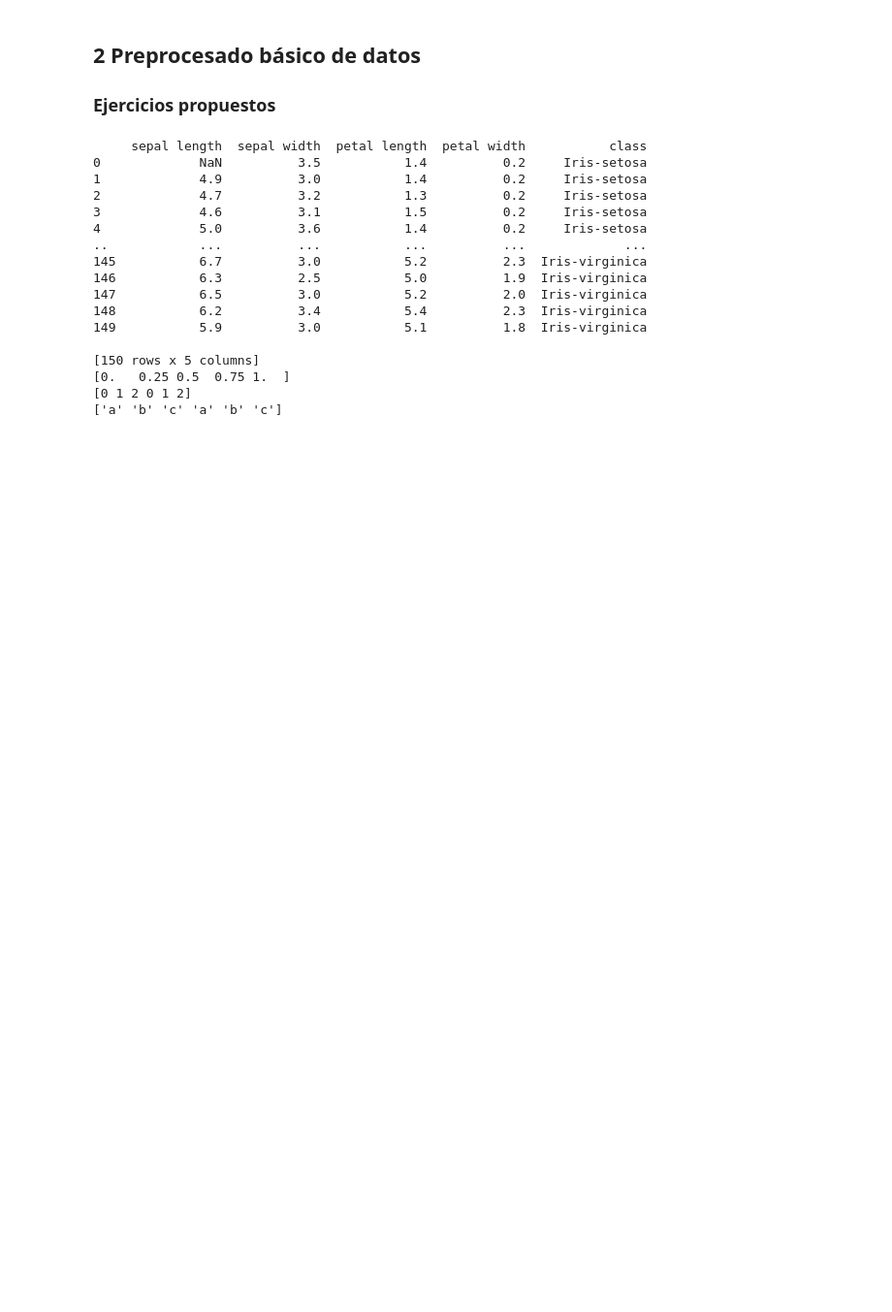
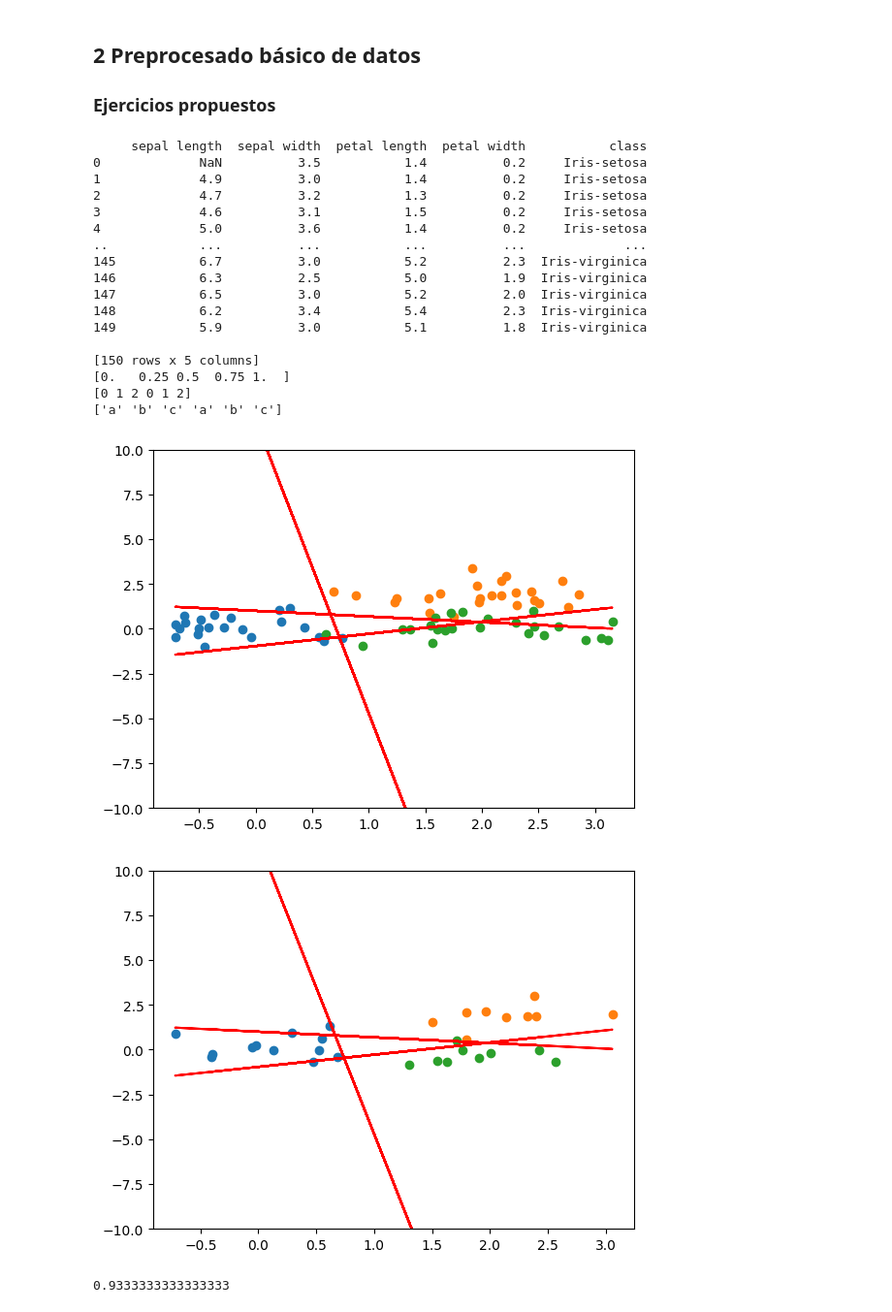
Before and after one commit to miguel-kjh/AA1, a Jupyter notebook: Ejercicios.ipynb, the cells around one changed output. Shown at 97% size. Saved outputs shown, nothing was run; the diff lists cells and outputs as text; code cells hidden in the pictures; blank space fills up the shorter version.

```diff
--- a/Ejercicios.ipynb
+++ b/Ejercicios.ipynb
@@ -194,3 +194,65 @@ print(arr_simb)
 [0.   0.25 0.5  0.75 1.  ]
 [0 1 2 0 1 2]
 ['a' 'b' 'c' 'a' 'b' 'c']
+# %%
+# Ejercico 6
+
+# Generar un conjunto de datos sintéticos con 100 muestras utilizando la función
+# make_blobs con dos características y tres clases. Las clases estarán centradas en
+# el espacio de características en ((0,0), (2,2), (2,0])) y desviación estándar para los
+# clusters igual a 0.6
+
+from sklearn.datasets import make_blobs
+import matplotlib.pyplot as plt
+
+X, y = make_blobs(n_samples=100, centers=[(0,0), (2,2), (2,0)], cluster_std=0.6, random_state=567)
+
+
+n_clases=3
+
+# Dividir el conjunto de datos en 70 % de las muestras para entrenamiento y el resto
+# para test usando como semilla el valor 567; y obtener el clasificador mediante el
+# método Perceptrón.
+
+from sklearn.model_selection import train_test_split
+from sklearn.linear_model import Perceptron
+
+X_train, X_test, y_train, y_test = train_test_split(X, y, test_size=0.3, random_state=567)
+clf = Perceptron()
+clf.fit(X_train, y_train)
+
+# Dibujar las muestras de entrenamiento y las superficies de decisión.
+
+for clase in range(n_clases):
+    m = -clf.coef_[clase][0] / clf.coef_[clase][1]
+    n = -clf.intercept_[clase] / clf.coef_[clase][1]
+    recta = X_train[:,0] * m + n
+    puntos_clase = y_train == clase
+    plt.scatter(X_train[puntos_clase,0], X_train[puntos_clase, 1])
+    plt.plot(X_train[:,0], recta, 'r')
+plt.ylim(-10, 10)
+plt.show()
+
+# Dibujar las muestras de test y las superficies de decisión.
+
+for clase in range(n_clases):
+    m = -clf.coef_[clase][0] / clf.coef_[clase][1]
+    n = -clf.intercept_[clase] / clf.coef_[clase][1]
+    recta = X_test[:,0] * m + n
+    puntos_clase = y_test == clase
+    plt.scatter(X_test[puntos_clase,0], X_test[puntos_clase, 1])
+    plt.plot(X_test[:,0], recta, 'r')
+plt.ylim(-10, 10)
+plt.show()
+
+# Obtener la exactitud del clasificador en el conjunto de test y analizar el resultado de
+# acuerdo a la gráfica del apartado anterior.
+
+from sklearn.metrics import accuracy_score
+
+y_pred = clf.predict(X_test)
+print(accuracy_score(y_test, y_pred))
+# %% [output]
+[figure, added]
+[figure, added]
+0.9333333333333333
```
Also changed, not shown: parts of 2 cells of this notebook, 3 other files.
